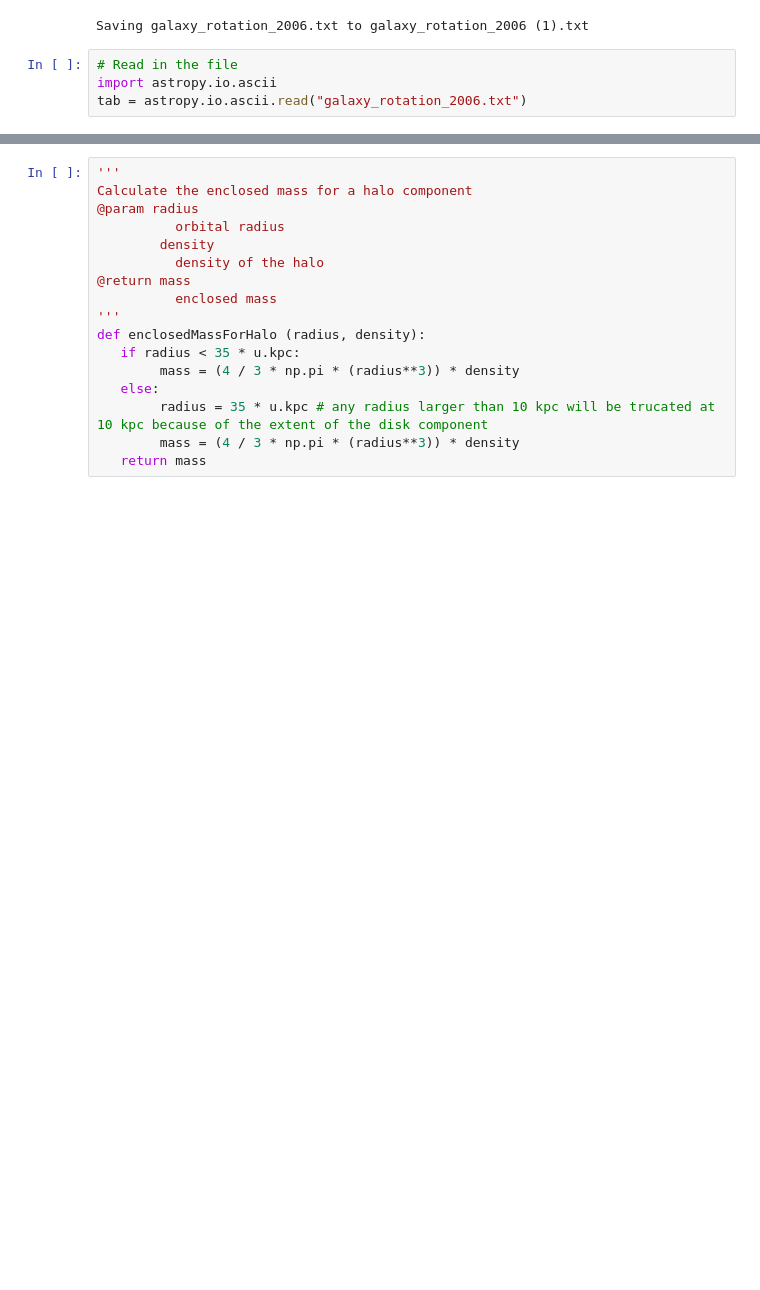
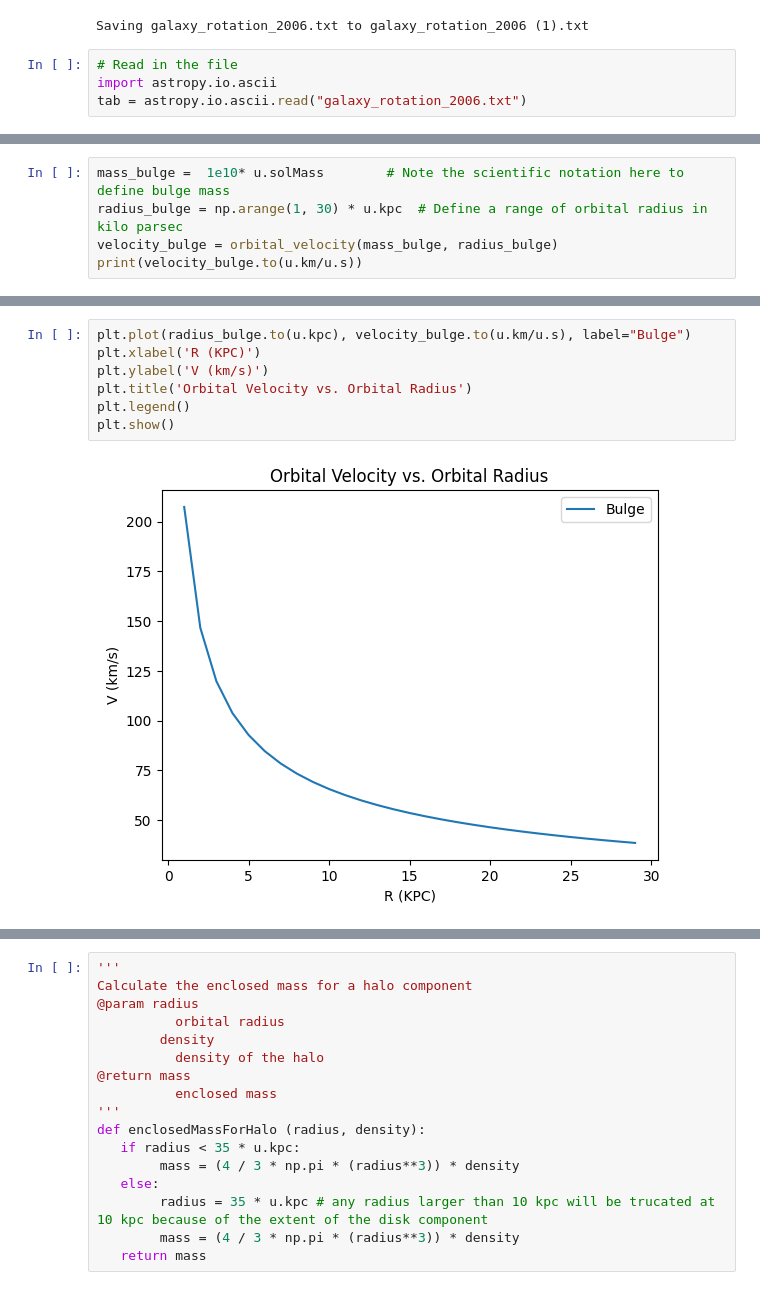
Before and after one commit to junghc801/AstroData, a Jupyter notebook: Astro1221_RotationCurve_MilkyWay.ipynb, the cells around one changed output, grey strips where cells are left out. Drawn from its saved outputs; the diff is of its cells as text; blank space fills up the shorter version.

```diff
--- a/Astro1221_RotationCurve_MilkyWay.ipynb
+++ b/Astro1221_RotationCurve_MilkyWay.ipynb
@@ -27 +28,6 @@ def orbital_velocity(mass, radius):
   return v
+# %%
+mass_bulge =  1e10* u.solMass        # Note the scientific notation here to define bulge mass
+radius_bulge = np.arange(1, 30) * u.kpc  # Define a range of orbital radius in kilo parsec
+velocity_bulge = orbital_velocity(mass_bulge, radius_bulge)
+print(velocity_bulge.to(u.km/u.s))
@@ -27,0 +52,9 @@ def orbital_velocity(mass, radius):
+# %%
+plt.plot(radius_bulge.to(u.kpc), velocity_bulge.to(u.km/u.s), label="Bulge")
+plt.xlabel('R (KPC)')
+plt.ylabel('V (km/s)')
+plt.title('Orbital Velocity vs. Orbital Radius')
+plt.legend()
+plt.show()
+# %% [output]
+[figure, added]
```
Also changed, not shown: parts of 14 cells of this notebook.
